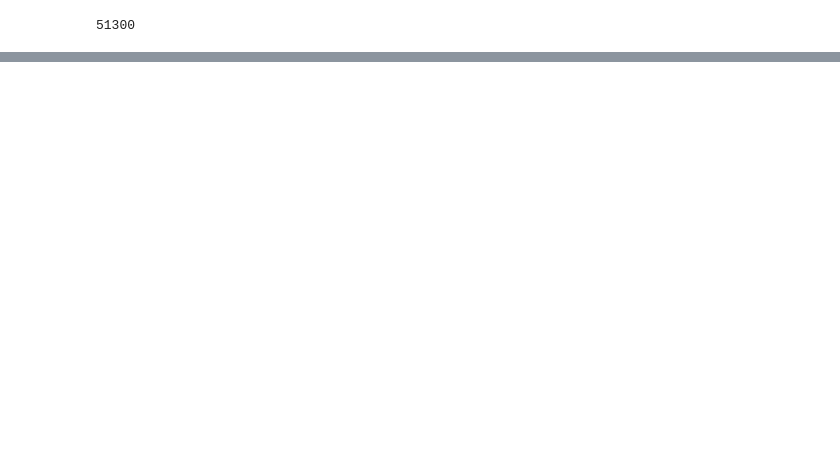
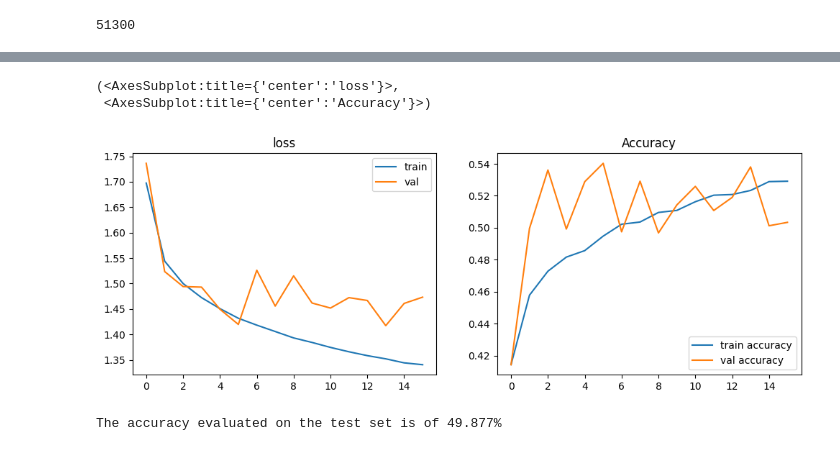
Before and after one commit to NahiaPeschard/wagon_book_cover, a Jupyter notebook: notebooks/elli_google_nlp.ipynb, the cells around one changed output, grey strips where cells are left out. Drawn from its saved outputs; the diff is of its cells as text; code cells hidden in the pictures; blank space fills up the shorter version.

```diff
--- a/notebooks/elli_google_nlp.ipynb
+++ b/notebooks/elli_google_nlp.ipynb
@@ -143,0 +284,3 @@ word2vec.wv.vectors.shape
+# %%
+y_train_umbr -= 1
+y_train_umbr = to_categorical(y_train_umbr, num_classes=8)
@@ -143,0 +451,27 @@ word2vec.wv.vectors.shape
+# %%
+def init_model():
+    model = Sequential()
+    model.add(layers.Masking())
+    model.add(layers.LSTM(50, activation='tanh'))
+    model.add(layers.Dropout(0.2))
+    #model.add(layers.LSTM(25, activation='tanh'))
+    #model.add(layers.Dropout(0.2))
+    model.add(layers.Dense(15, activation='relu', kernel_regularizer=l2(0.01)))
+    model.add(layers.Dense(8, activation='softmax'))
+
+    model.compile(loss='categorical_crossentropy',
+                  optimizer='rmsprop',
+                  metrics=['accuracy'])
+
+    return model
+
+model = init_model()
+# %%
+es = EarlyStopping(patience=10, restore_best_weights=True, monitor='val_accuracy')
+
+history = model.fit(X_train_pad, y_train_umbr,
+          batch_size = 32,
+          epochs=100,
+          validation_split=0.2,
+          callbacks=[es]
+         )
@@ -143,0 +507,13 @@ word2vec.wv.vectors.shape
+# %%
+# same as above with rmsprop
+plot_history(history)
+# %% [output]
+(<AxesSubplot:title={'center':'loss'}>,
+ <AxesSubplot:title={'center':'Accuracy'}>)
+[figure, added]
+# %%
+res = model.evaluate(X_test_pad, y_test_umbr, verbose=0)
+
+print(f'The accuracy evaluated on the test set is of {res[1]*100:.3f}%')
+# %% [output]
+The accuracy evaluated on the test set is of 49.877%
```
Also changed, not shown: parts of 81 cells of this notebook.
